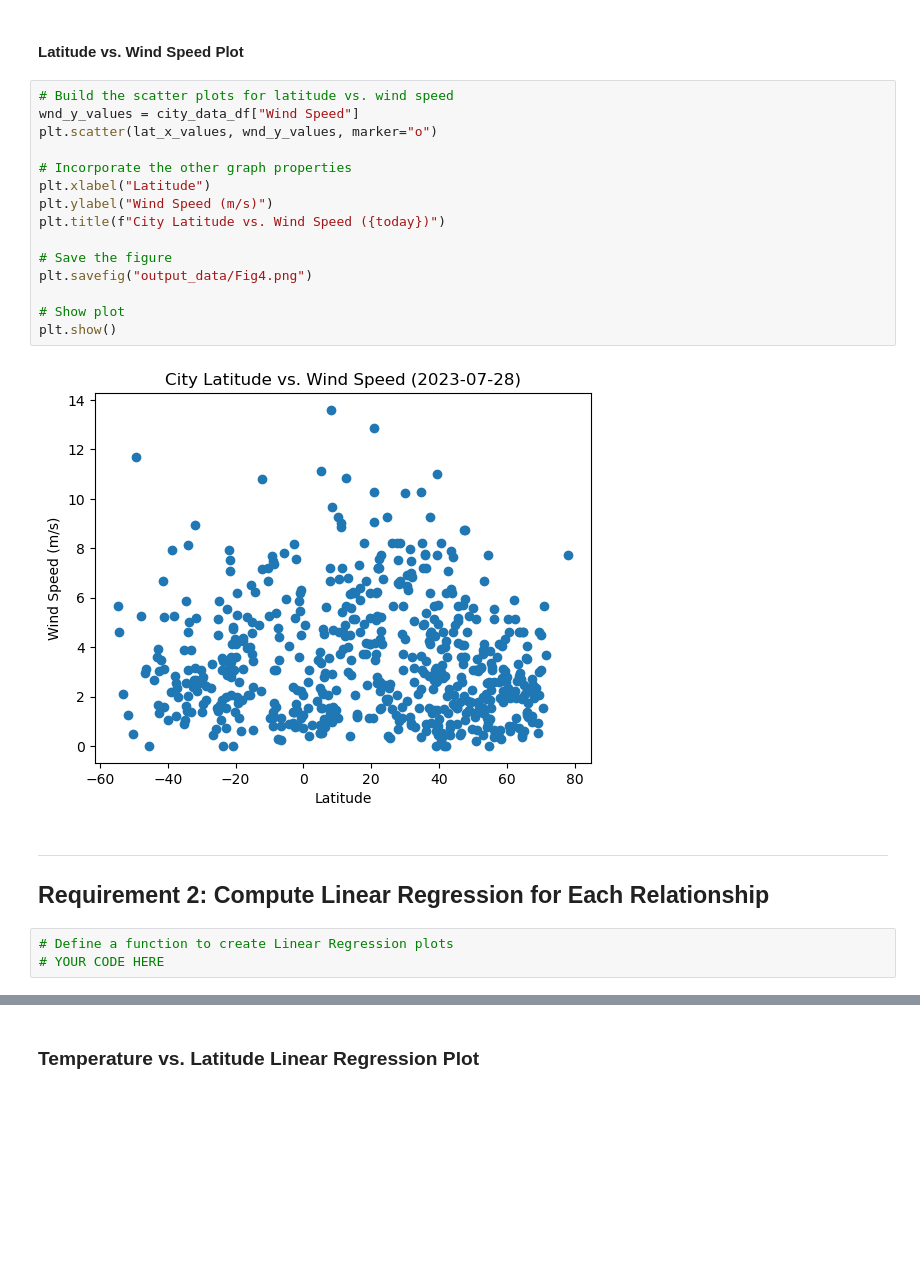
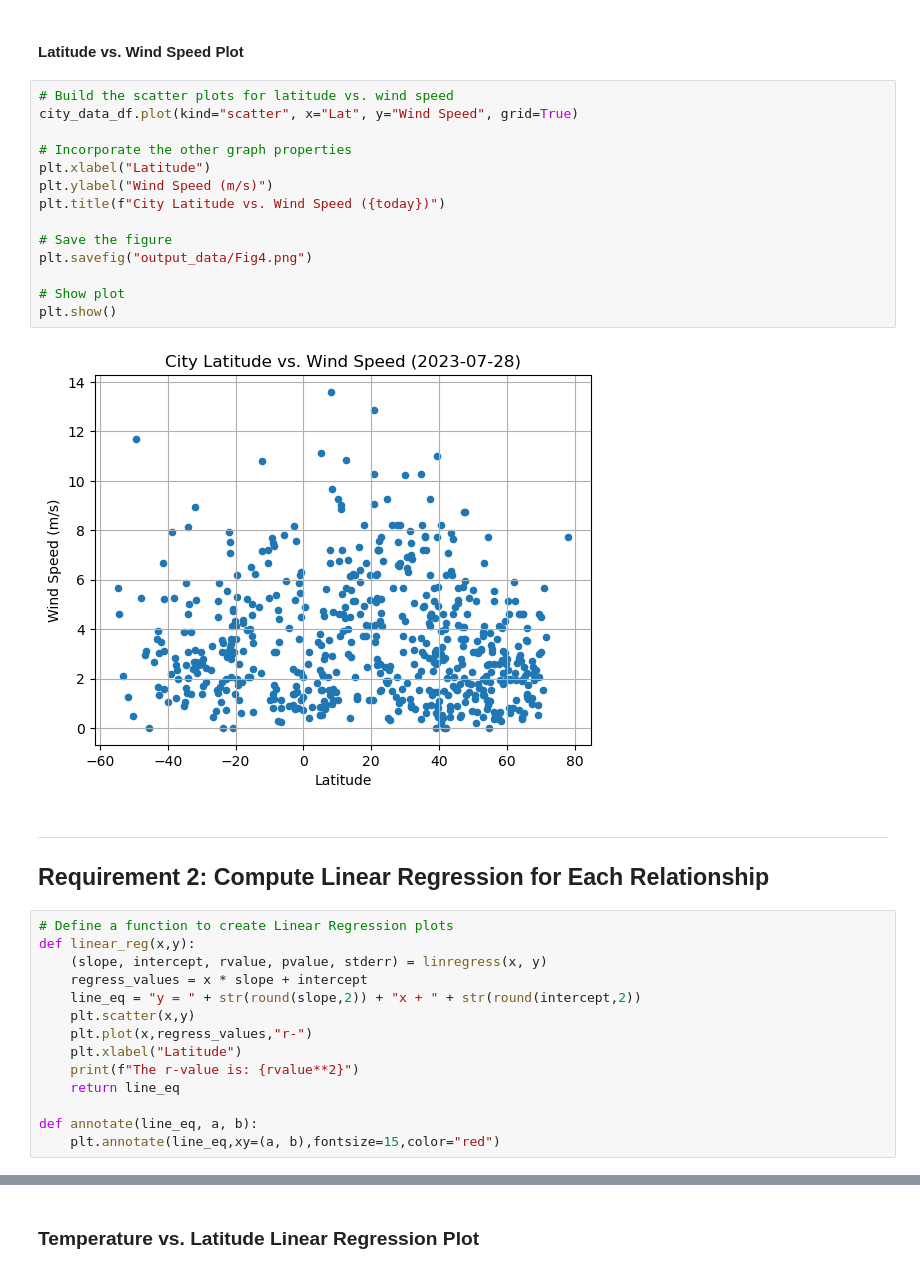
Before and after one commit to JulieKent/BootCamp_python-api_challenge, a Jupyter notebook: WeatherPy/WeatherPy.ipynb, the cells around one changed output, grey strips where cells are left out. Drawn from its saved outputs; the diff is of its cells as text; blank space fills up the shorter version.

```diff
--- a/WeatherPy/WeatherPy.ipynb
+++ b/WeatherPy/WeatherPy.ipynb
@@ -256,27 +251,37 @@ plt.show()
 #### Latitude vs. Wind Speed Plot
 # %%
 # Build the scatter plots for latitude vs. wind speed
-wnd_y_values = city_data_df["Wind Speed"]
-plt.scatter(lat_x_values, wnd_y_values, marker="o")
+city_data_df.plot(kind="scatter", x="Lat", y="Wind Speed", grid=True)
 
 # Incorporate the other graph properties
 plt.xlabel("Latitude")
 plt.ylabel("Wind Speed (m/s)")
 plt.title(f"City Latitude vs. Wind Speed ({today})")
 
 # Save the figure
 plt.savefig("output_data/Fig4.png")
 
 # Show plot
 plt.show()
 # %% [output]
-[figure, old version]
+[figure, new version]
 # %% [markdown]
 ---
 
 ## Requirement 2: Compute Linear Regression for Each Relationship
-# %%
-# Define a function to create Linear Regression plots
-# YOUR CODE HERE
+# %%
+# Define a function to create Linear Regression plots
+def linear_reg(x,y):
+    (slope, intercept, rvalue, pvalue, stderr) = linregress(x, y)
+    regress_values = x * slope + intercept
+    line_eq = "y = " + str(round(slope,2)) + "x + " + str(round(intercept,2))
+    plt.scatter(x,y)
+    plt.plot(x,regress_values,"r-")
+    plt.xlabel("Latitude")
+    print(f"The r-value is: {rvalue**2}")
+    return line_eq
+
+def annotate(line_eq, a, b):
+    plt.annotate(line_eq,xy=(a, b),fontsize=15,color="red")
 # %%
 # Create a DataFrame with the Northern Hemisphere data (Latitude >= 0)
```
Also changed, not shown: parts of 21 cells of this notebook, 4 other files.
